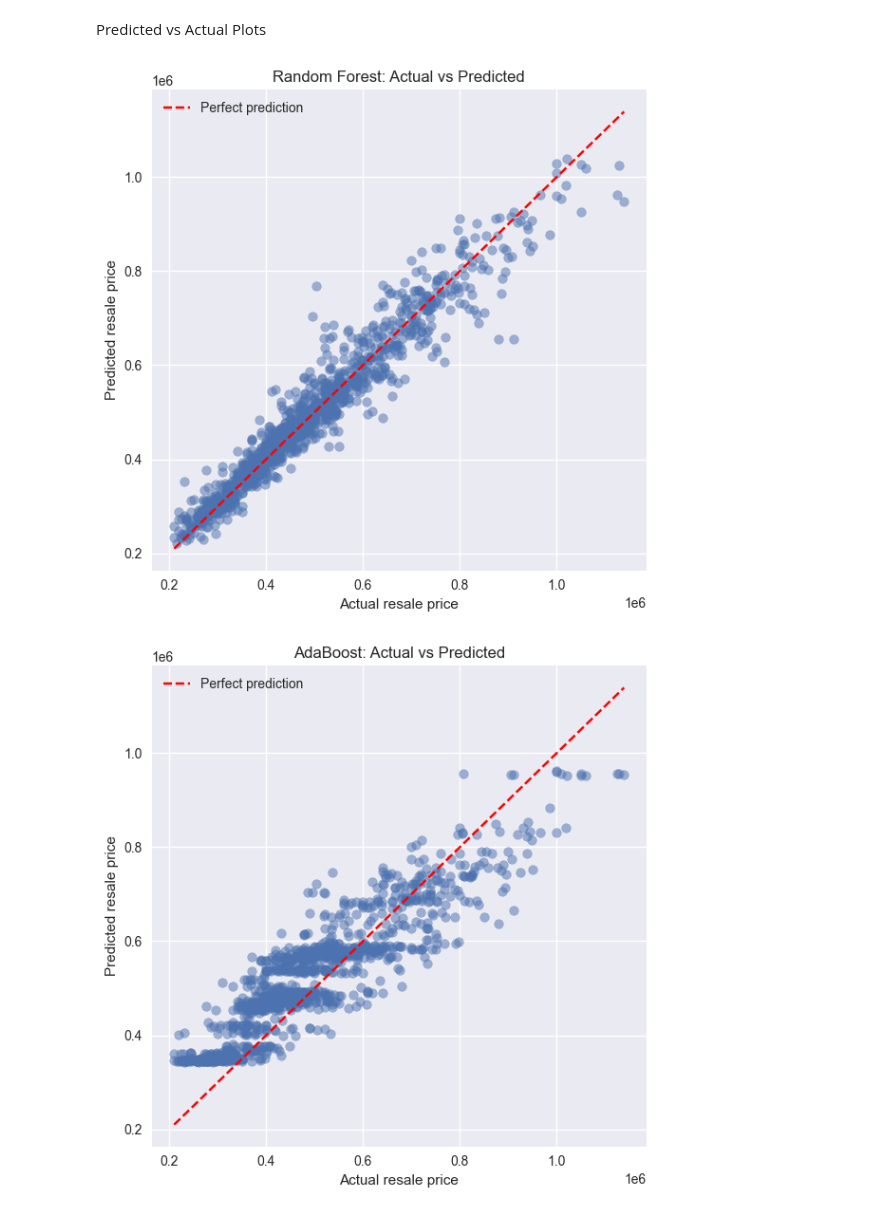
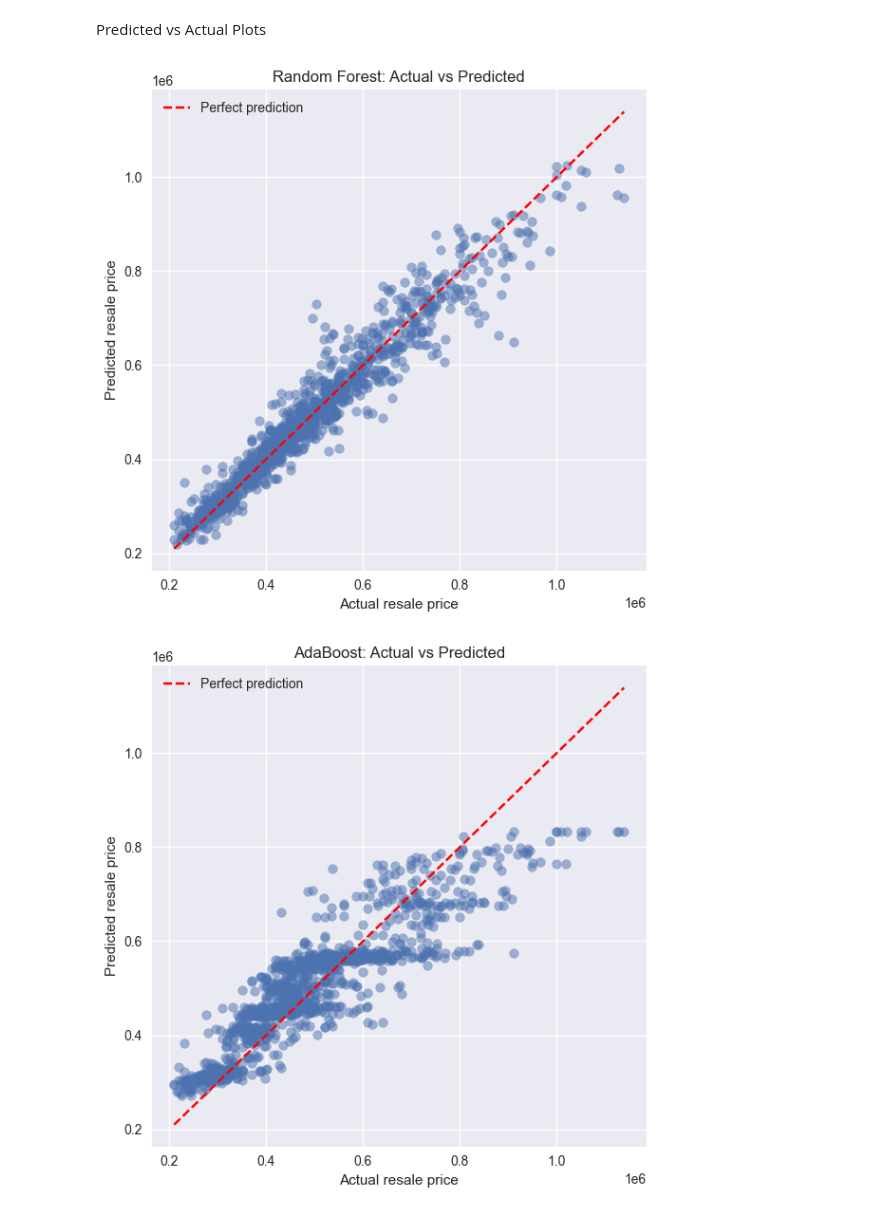
Before and after one commit to loowenwen/ec4305-project, a Jupyter notebook: src/tree_models.ipynb, the cells around one changed output. Drawn from its saved outputs; the diff is of its cells as text; code cells hidden in the pictures.

```diff
--- a/src/tree_models.ipynb
+++ b/src/tree_models.ipynb
@@ -17,7 +17,9 @@ df = pd.read_excel(file_path)
 
 # Target and features
 target_col = "resale_price"
-y = df[target_col].values
+# use log of resale_price as target
+y_raw = df[target_col].values
+y = np.log(y_raw)
 X = df.drop(columns=[target_col])
 
 feature_names = X.columns.tolist()
@@ -37,8 +39,8 @@ Test shape : (1200, 229)
 RMSE and hyperparameter tuning
 # %%
 def rmse(y_true, y_pred):
-
-    return np.sqrt(mean_squared_error(y_true, y_pred))
+    # y_true and y_pred are log(prices); compute RMSE in original price units
+    return np.sqrt(mean_squared_error(np.exp(y_true), np.exp(y_pred)))
 
 
 def tune_and_evaluate(model, param_grid, model_name):
@@ -63,7 +65,6 @@ def tune_and_evaluate(model, param_grid, model_name):
     # Use negative RMSE for tuning, but also record R² scores later
 
     grid_search = GridSearchCV(
-
         estimator=model,
         param_grid=param_grid,
         cv=cv,
@@ -71,9 +72,7 @@ def tune_and_evaluate(model, param_grid, model_name):
         n_jobs=-1,
         verbose=1,
         return_train_score=True,
-
     )
-
 
     grid_search.fit(X_train, y_train)
     print(f"Best params for {model_name}:")
@@ -81,10 +80,7 @@ def tune_and_evaluate(model, param_grid, model_name):
 
     best_model = grid_search.best_estimator_
 
-
-
     # Performance on train and test
-
     y_pred_train = best_model.predict(X_train)
     y_pred_test = best_model.predict(X_test)
     train_rmse = rmse(y_train, y_pred_train)
@@ -92,26 +88,19 @@ def tune_and_evaluate(model, param_grid, model_name):
     train_r2 = r2_score(y_train, y_pred_train)
     test_r2 = r2_score(y_test, y_pred_test)
 
-
-
     print(f"{model_name} - Train RMSE: {train_rmse:,.2f}")
     print(f"{model_name} - Test  RMSE: {test_rmse:,.2f}")
     print(f"{model_name} - Train R² : {train_r2:,.3f}")
     print(f"{model_name} - Test  R² : {test_r2:,.3f}")
 
-
-
     # Plot CV results (RMSE vs each hyperparameter combination index)
-
     results = grid_search.cv_results_
     mean_rmse = -results["mean_test_score"]  # convert back from negative
-
-
 
     plt.figure(figsize=(6, 4))
     plt.plot(range(len(mean_rmse)), mean_rmse, marker="o")
     plt.xlabel("Hyperparameter setting index")
-    plt.ylabel("CV RMSE")
+    plt.ylabel("CV RMSE (log-price scale)")
     plt.title(f"CV RMSE across hyperparameter settings - {model_name}")
     plt.tight_layout()
     plt.show()
@@ -499,28 +491,34 @@ Predicted vs Actual Plots
 # %%
 def plot_actual_vs_predicted(y_true, y_pred, title):
     plt.figure(figsize=(6, 6))
     plt.scatter(y_true, y_pred, alpha=0.5)
     min_val = min(y_true.min(), y_pred.min())
     max_val = max(y_true.max(), y_pred.max())
     plt.plot([min_val, max_val], [min_val, max_val], 'r--', label='Perfect prediction')
     plt.xlabel('Actual resale price')
     plt.ylabel('Predicted resale price')
     plt.title(title)
     plt.legend()
     plt.tight_layout()
     plt.show()
 
 
-y_pred_rf = rf_best.predict(X_test)
-y_pred_ada = ada_best.predict(X_test)
-y_pred_xgb = xgb_best.predict(X_test)
-y_pred_stack = stack_model.predict(X_test)
+y_pred_rf_log = rf_best.predict(X_test)
+y_pred_ada_log = ada_best.predict(X_test)
+y_pred_xgb_log = xgb_best.predict(X_test)
+y_pred_stack_log = stack_model.predict(X_test)
 
+# Convert back to original price scale
+y_test_price = np.exp(y_test)
+y_pred_rf = np.exp(y_pred_rf_log)
+y_pred_ada = np.exp(y_pred_ada_log)
+y_pred_xgb = np.exp(y_pred_xgb_log)
+y_pred_stack = np.exp(y_pred_stack_log)
 
-plot_actual_vs_predicted(y_test, y_pred_rf, 'Random Forest: Actual vs Predicted')
-plot_actual_vs_predicted(y_test, y_pred_ada, 'AdaBoost: Actual vs Predicted')
-plot_actual_vs_predicted(y_test, y_pred_xgb, 'XGBoost: Actual vs Predicted')
-plot_actual_vs_predicted(y_test, y_pred_stack, 'Ensemble (Stacking): Actual vs Predicted')
+plot_actual_vs_predicted(y_test_price, y_pred_rf, 'Random Forest: Actual vs Predicted')
+plot_actual_vs_predicted(y_test_price, y_pred_ada, 'AdaBoost: Actual vs Predicted')
+plot_actual_vs_predicted(y_test_price, y_pred_xgb, 'XGBoost: Actual vs Predicted')
+plot_actual_vs_predicted(y_test_price, y_pred_stack, 'Ensemble (Stacking): Actual vs Predicted')
 # %% [output]
-[figure, old version]
+[figure, new version]
-[figure, old version]
+[figure, new version]
```
Also changed, not shown: parts of 12 cells of this notebook.
